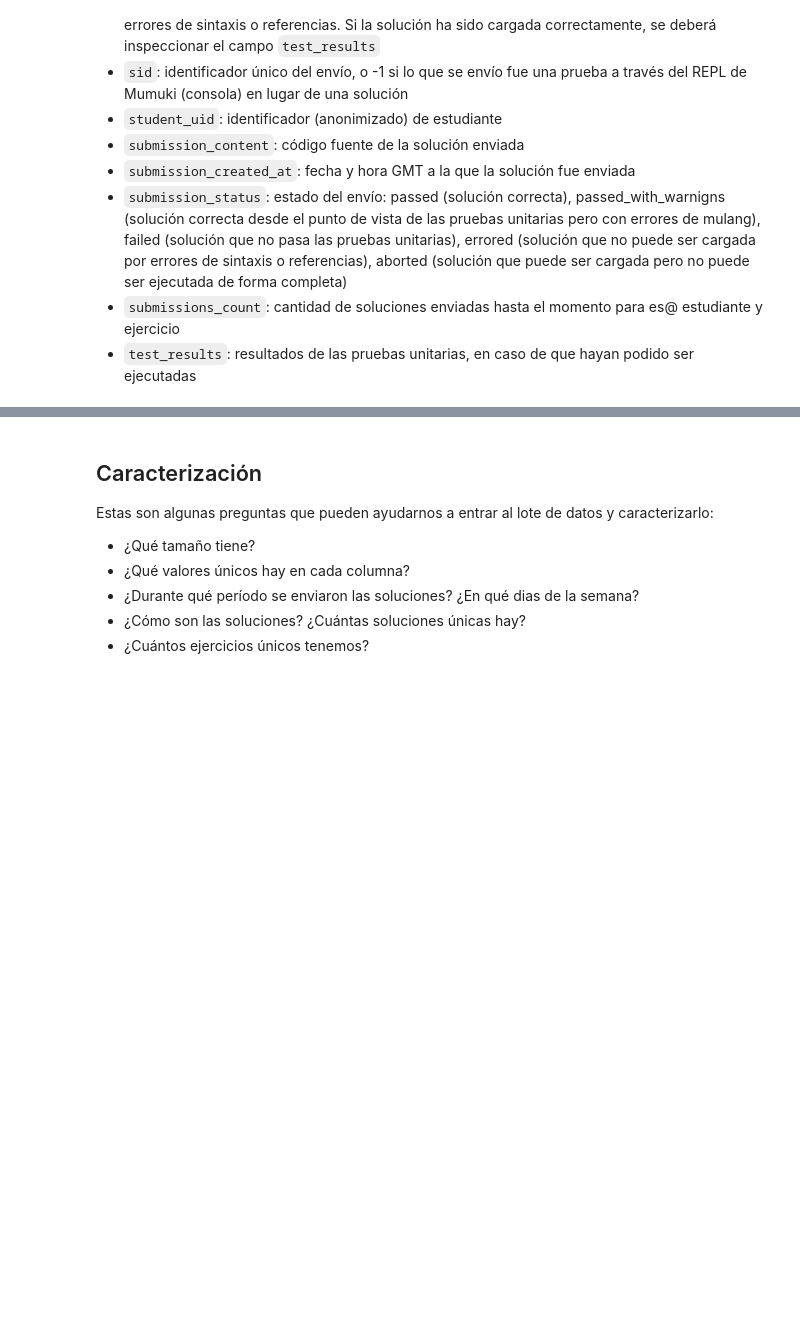
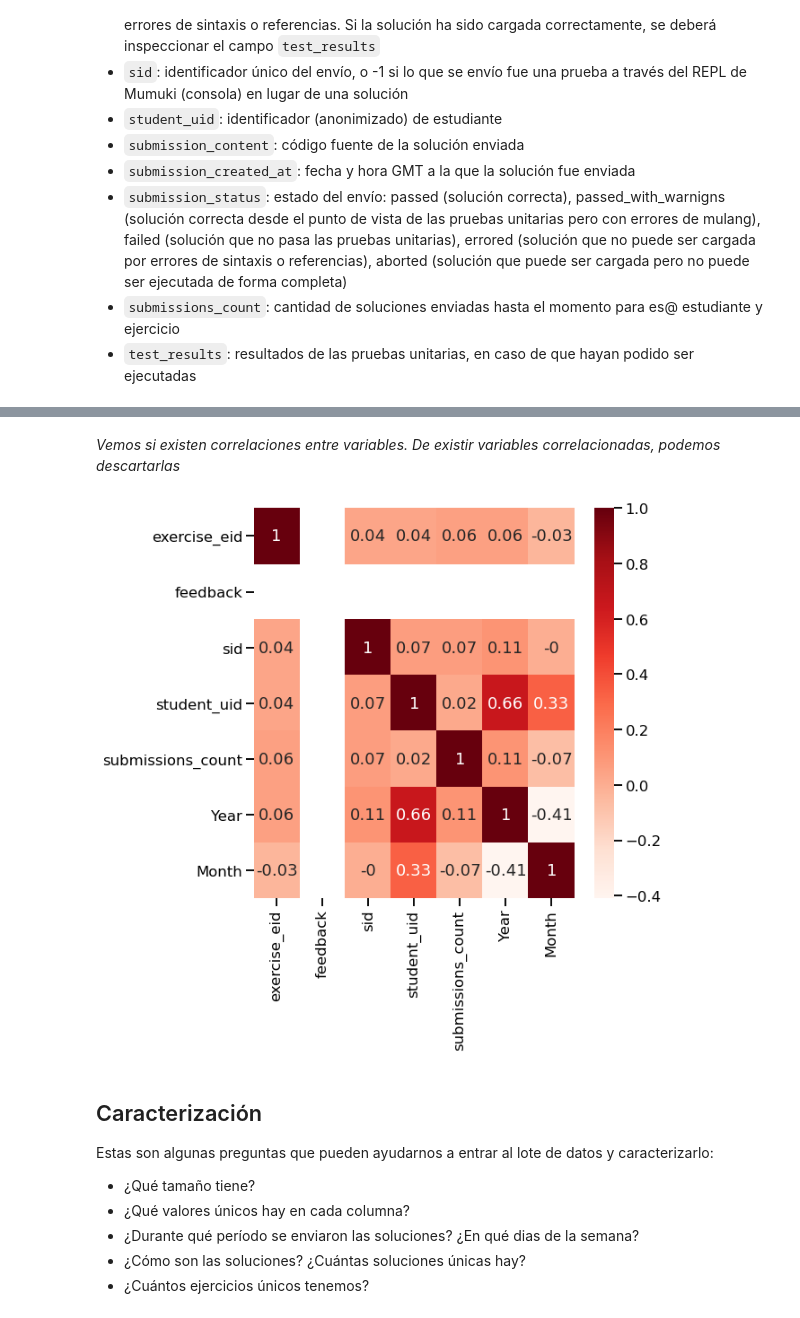
Before and after one commit to laraccano84/Mentoria_mumuki, a Jupyter notebook: Primeros Pasos.ipynb, the cells around one changed output, grey strips where cells are left out. Cells and saved outputs as stored; diff of their text form; code cells hidden in the pictures; blank space fills up the shorter version.

```diff
--- a/Primeros Pasos.ipynb
+++ b/Primeros Pasos.ipynb
@@ -56,3 +99,15 @@ df_mumuki[:3]
+# %% [markdown]
+*Vemos si existen correlaciones entre variables. De existir variables correlacionadas, podemos descartarlas*
+# %%
+correlations = df_mumuki.corr().round(2)
+
+#Using Pearson Correlation
+plt.figure(figsize=(8,8))
+
+seaborn.heatmap(correlations, annot=True, cmap=plt.cm.Reds)
+plt.show()
+# %% [output]
+[figure, added]
 # %% [markdown]
 ## Caracterización
 
```
Also changed, not shown: parts of 34 cells of this notebook, 1 other file.
